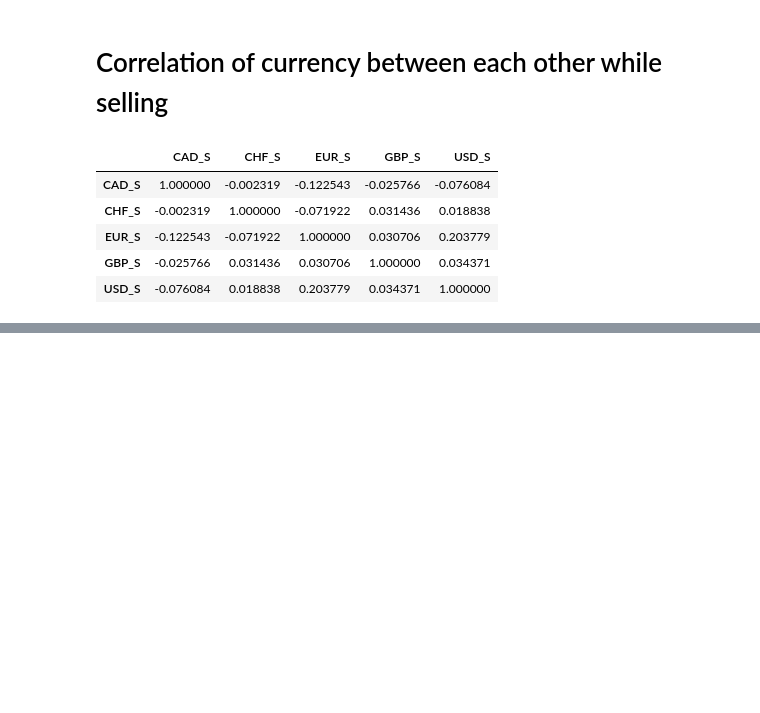
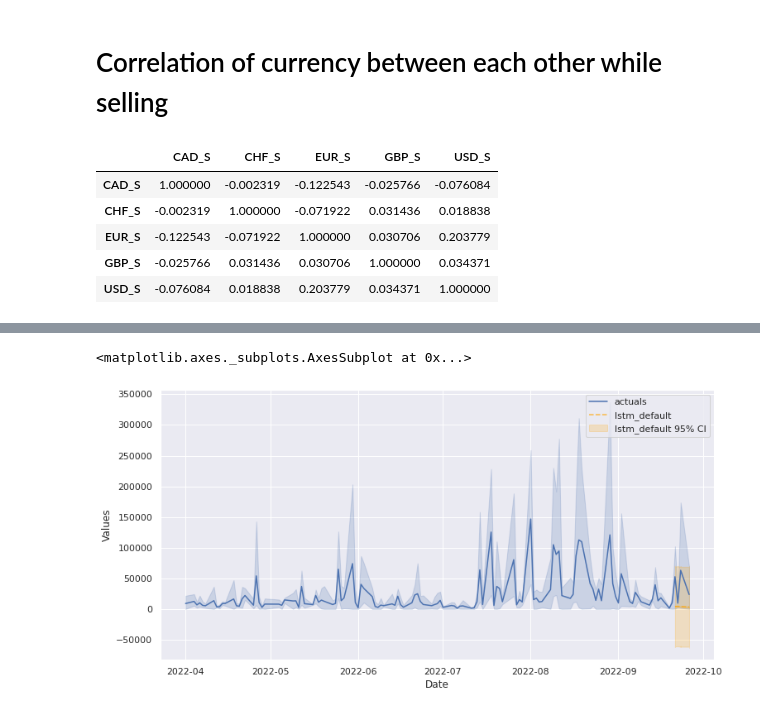
Before and after one commit to Yassinlazaar/Multi-Seasonal-Time-decompostion-and-Predection-of-Intraday-trading-Volume, a Jupyter notebook: Multi_Seasonal_Time_decompostion_and_Predection_of_Intraday_trading_Volume.ipynb, the cells around one changed output, grey strips where cells are left out. Saved outputs shown, nothing was run; the diff lists cells and outputs as text; code cells hidden in the pictures; blank space fills up the shorter version.

```diff
--- a/Multi_Seasonal_Time_decompostion_and_Predection_of_Intraday_trading_Volume.ipynb
+++ b/Multi_Seasonal_Time_decompostion_and_Predection_of_Intraday_trading_Volume.ipynb
@@ -396,0 +441,4 @@ corr.style.background_gradient(cmap='coolwarm')
+# %%
+f.manual_forecast(call_me='lstm_default')
+f.plot_test_set(ci=True)
+# %% [output]
@@ -396,0 +450,2 @@ corr.style.background_gradient(cmap='coolwarm')
+<matplotlib.axes._subplots.AxesSubplot at 0x...>
+[figure, added]
```
Also changed, not shown: parts of 14 cells of this notebook.
